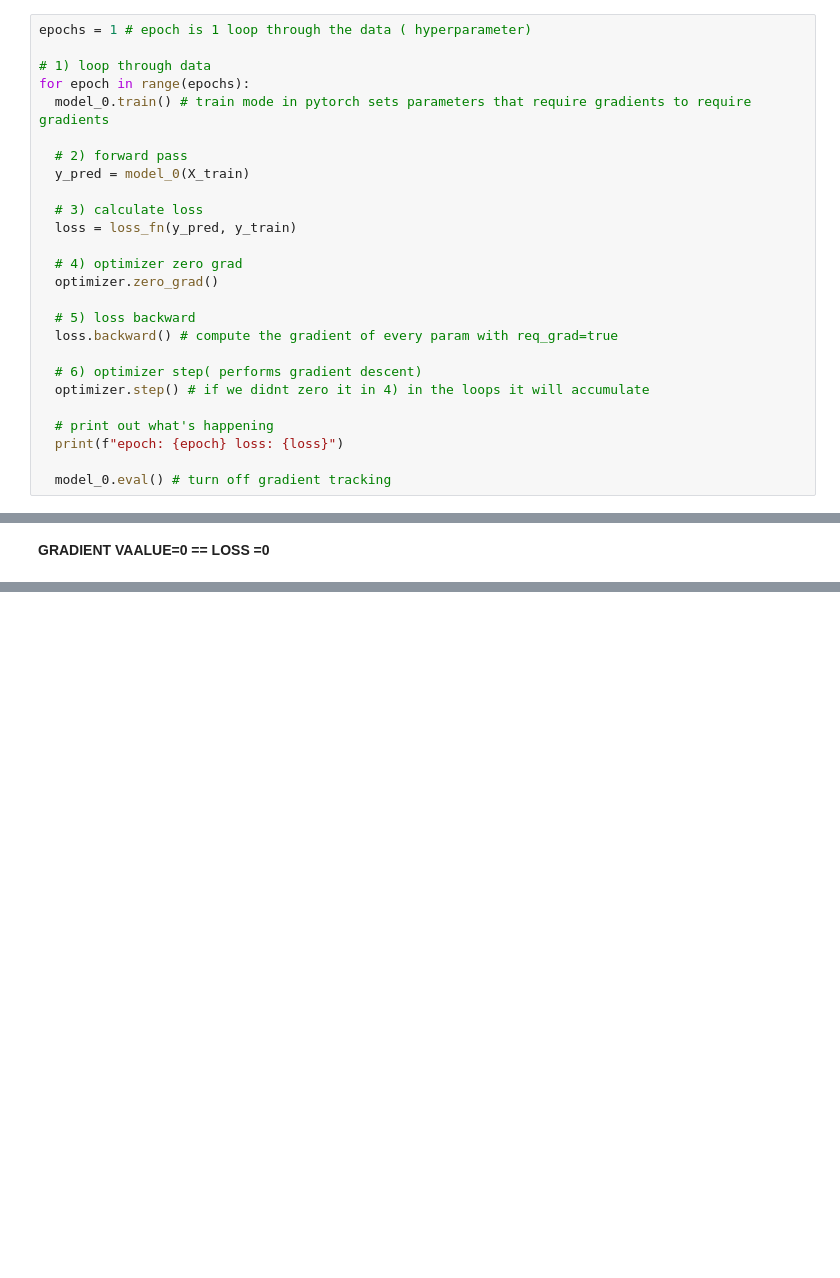
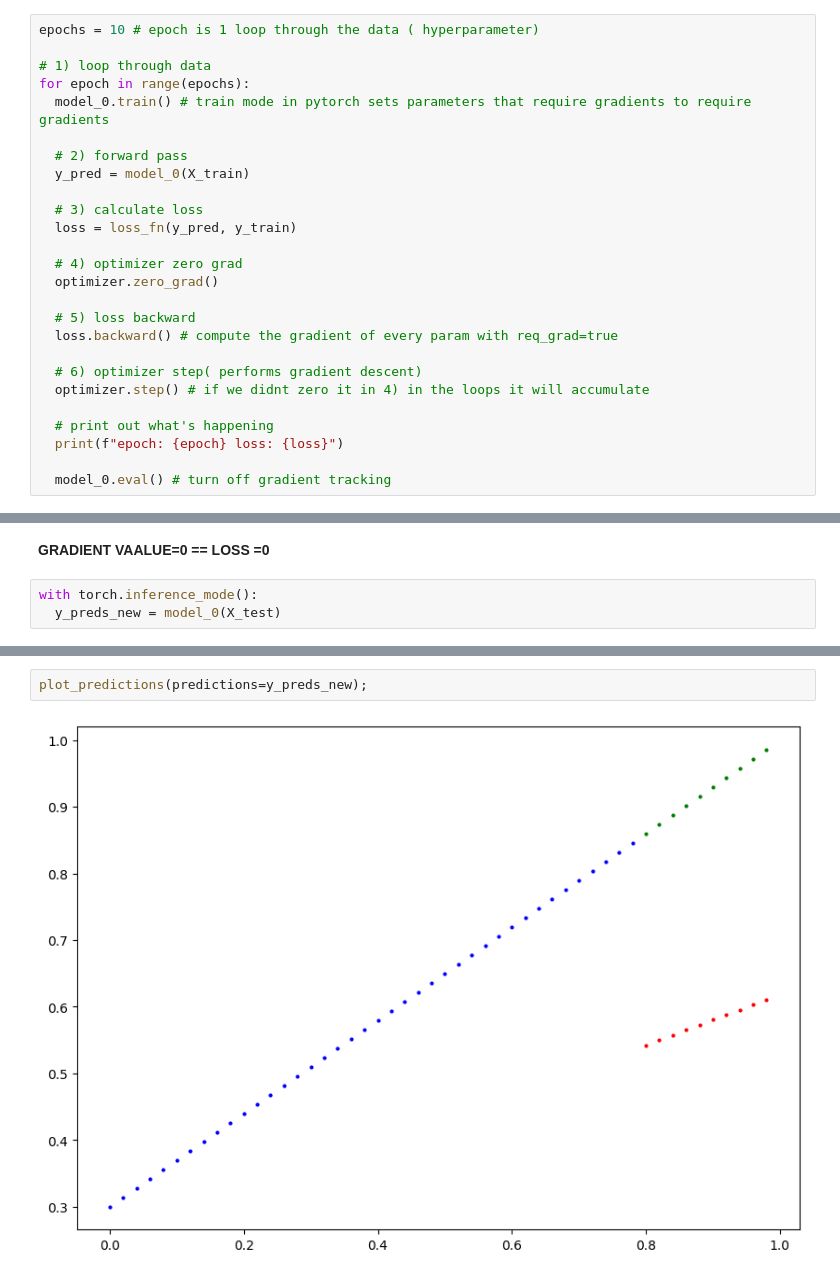
Before and after one commit to spyrosgaroufalis/TorchTest, a Jupyter notebook: Torch.ipynb, the cells around one changed output, grey strips where cells are left out. Cells and saved outputs as stored; diff of their text form; blank space fills up the shorter version.

```diff
--- a/Torch.ipynb
+++ b/Torch.ipynb
@@ -571,7 +571,7 @@ optimizer = torch.optim.SGD(params=model_0.parameters(),
 # %% [markdown]
 **GRADIENT= SLOPE OF AN EUTHEIA(klish)**
 # %%
-epochs = 1 # epoch is 1 loop through the data ( hyperparameter)
+epochs = 10 # epoch is 1 loop through the data ( hyperparameter)
 
 # 1) loop through data
 for epoch in range(epochs):
@@ -601,2 +610,5 @@ epoch: 0 loss: 0.31288138031959534
 # %% [markdown]
 **GRADIENT VAALUE=0 == LOSS =0**
+# %%
+with torch.inference_mode():
+  y_preds_new = model_0(X_test)
@@ -602,0 +619,4 @@ epoch: 0 loss: 0.31288138031959534
+# %%
+plot_predictions(predictions=y_preds_new);
+# %% [output]
+[figure, added]
```
Also changed, not shown: parts of 8 cells of this notebook.
